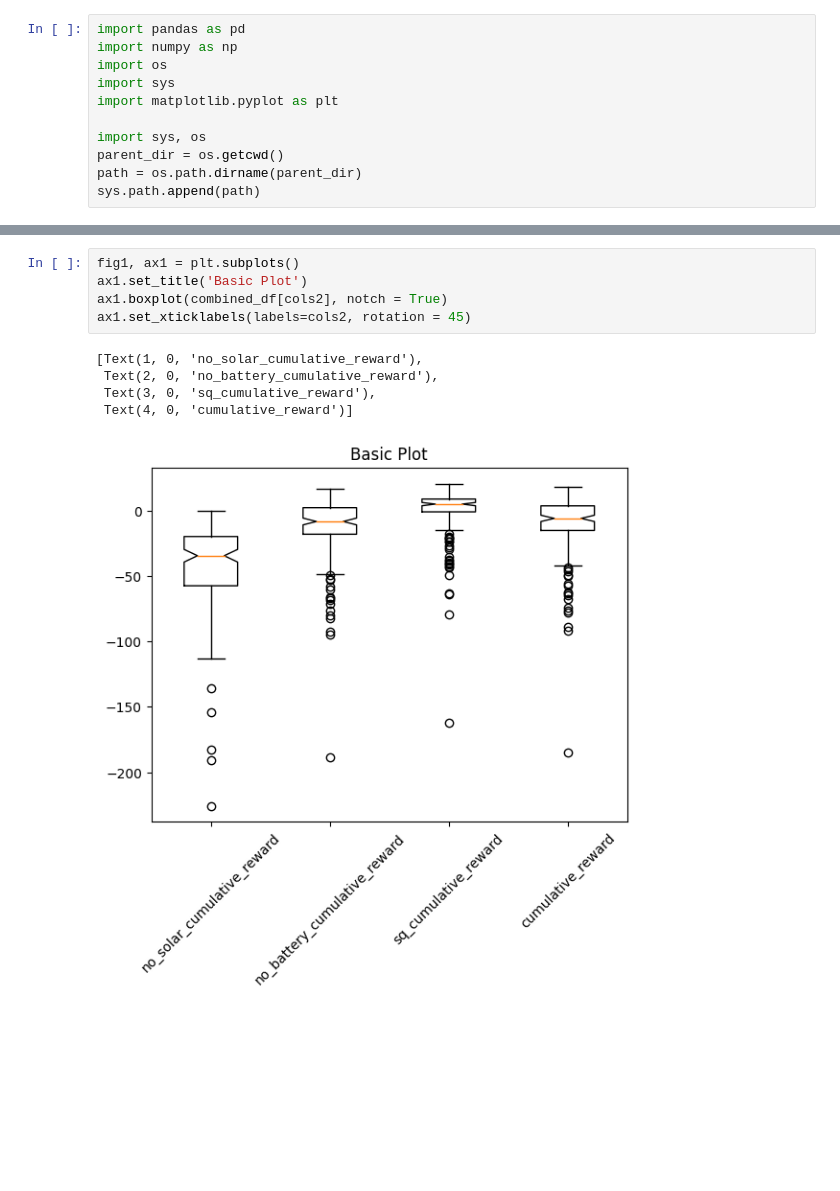
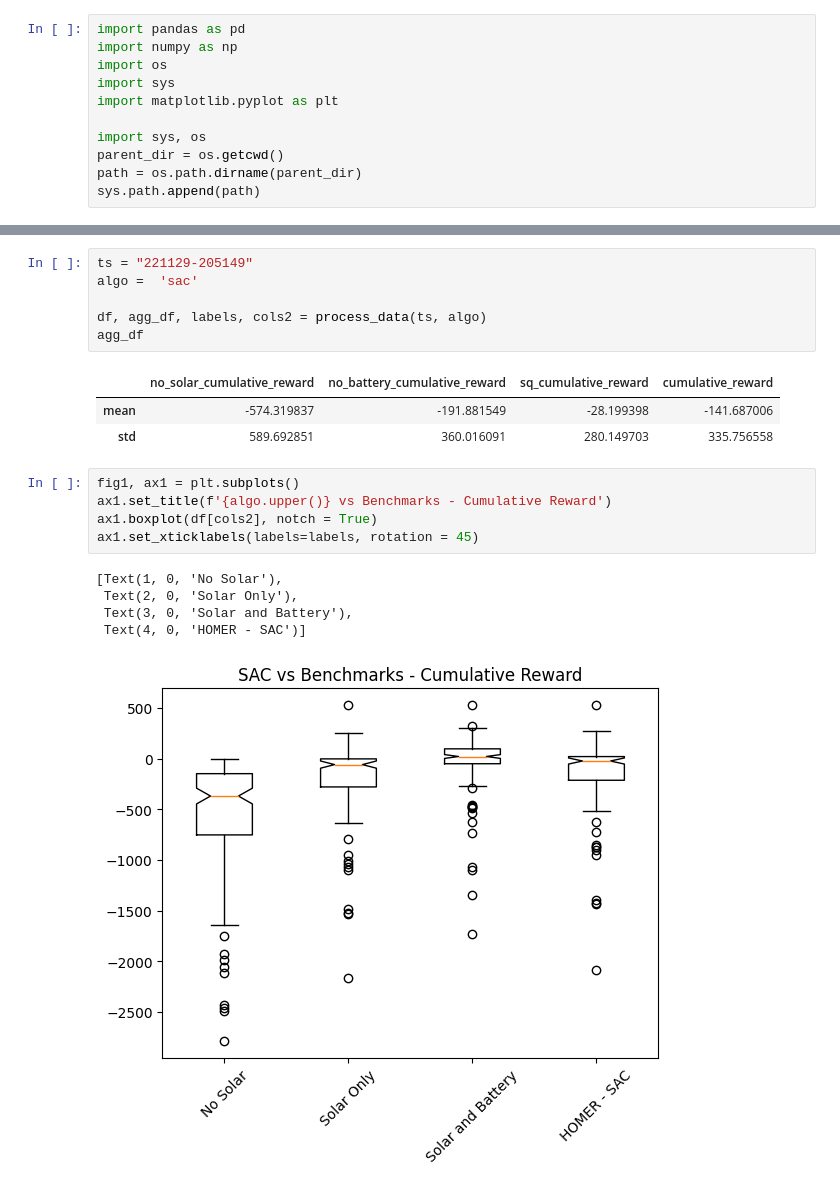
Before and after one commit to bcormier1/home-energy-optimizer, a Jupyter notebook: experiments/plot summary.ipynb, the cells around one changed output, grey strips where cells are left out. Cells and saved outputs as stored; diff of their text form; blank space fills up the shorter version.

```diff
--- a/experiments/plot summary.ipynb
+++ b/experiments/plot summary.ipynb
@@ -39,14 +36,24 @@ combined_df[cols2].agg(['mean', 'std'])
+# %%
+ts = "221129-205149"
+algo =  'sac'
+
+df, agg_df, labels, cols2 = process_data(ts, algo)
+agg_df
+# %% [output]
+|  | no_solar_cumulative_reward | no_battery_cumulative_reward | sq_cumulative_reward | cumulative_reward |
+| mean | -574.319837 | -191.881549 | -28.199398 | -141.687006 |
+| std | 589.692851 | 360.016091 | 280.149703 | 335.756558 |
 # %%
 fig1, ax1 = plt.subplots()
-ax1.set_title('Basic Plot')
-ax1.boxplot(combined_df[cols2], notch = True)
-ax1.set_xticklabels(labels=cols2, rotation = 45)
+ax1.set_title(f'{algo.upper()} vs Benchmarks - Cumulative Reward')
+ax1.boxplot(df[cols2], notch = True)
+ax1.set_xticklabels(labels=labels, rotation = 45)
 # %% [output]
-[Text(1, 0, 'no_solar_cumulative_reward'),
- Text(2, 0, 'no_battery_cumulative_reward'),
- Text(3, 0, 'sq_cumulative_reward'),
- Text(4, 0, 'cumulative_reward')]
+[Text(1, 0, 'No Solar'),
+ Text(2, 0, 'Solar Only'),
+ Text(3, 0, 'Solar and Battery'),
+ Text(4, 0, 'HOMER - SAC')]
-[figure, old version]
+[figure, new version]
 # %%
 plt.bar(
     x=range(len(devices)),
```
Also changed, not shown: parts of 4 cells of this notebook, 5 other files.
